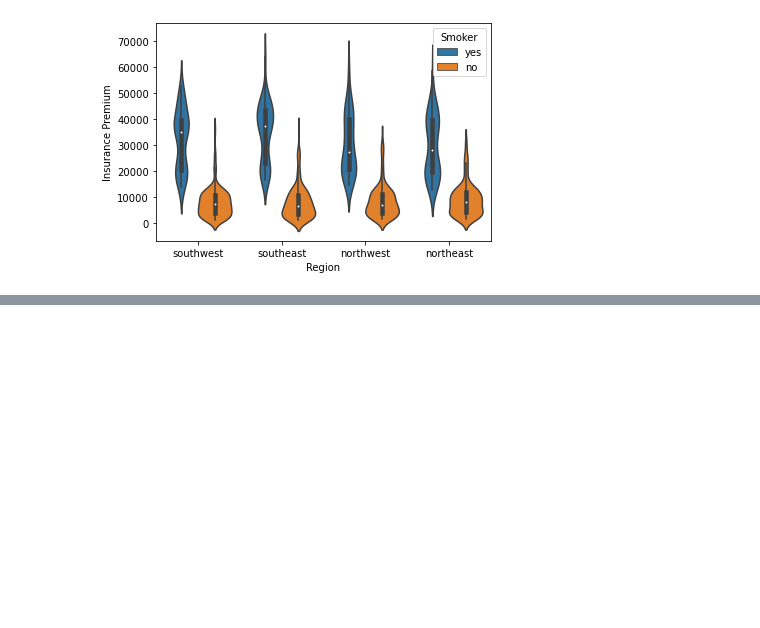
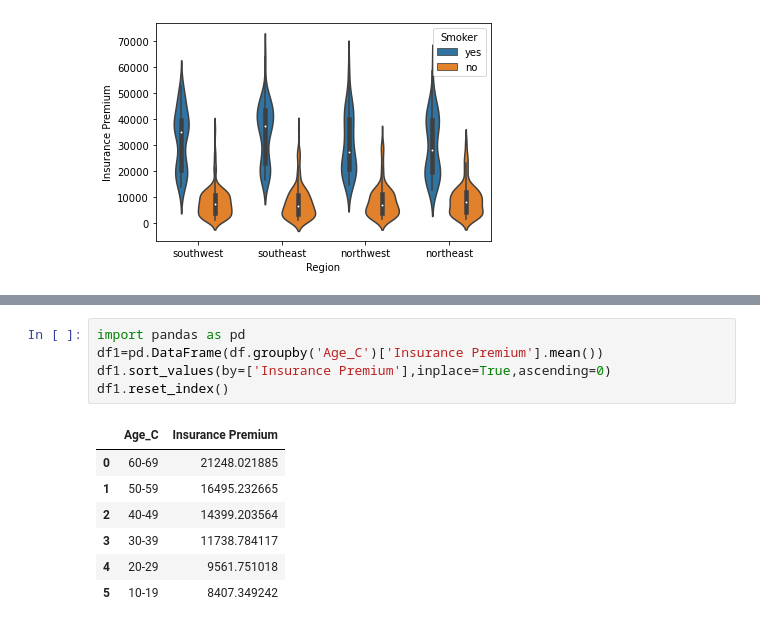
Before and after one commit to data301-2021-summer2/project-group24-project, a Jupyter notebook: analysis/scripts/Data Analysis.ipynb, the cells around one changed output, grey strips where cells are left out. Drawn from its saved outputs; the diff is of its cells as text; blank space fills up the shorter version.

```diff
--- a/analysis/scripts/Data Analysis.ipynb
+++ b/analysis/scripts/Data Analysis.ipynb
@@ -154,0 +221,13 @@ The Insurance Premium for smokers are higher than non-smokers no matter what gen
+# %%
+import pandas as pd
+df1=pd.DataFrame(df.groupby('Age_C')['Insurance Premium'].mean())
+df1.sort_values(by=['Insurance Premium'],inplace=True,ascending=0)
+df1.reset_index()
+# %% [output]
+|  | Age_C | Insurance Premium |
+| 0 | 60-69 | 21248.021885 |
+| 1 | 50-59 | 16495.232665 |
+| 2 | 40-49 | 14399.203564 |
+| 3 | 30-39 | 11738.784117 |
+| 4 | 20-29 | 9561.751018 |
+| 5 | 10-19 | 8407.349242 |
```
Also changed, not shown: parts of 13 cells of this notebook.
